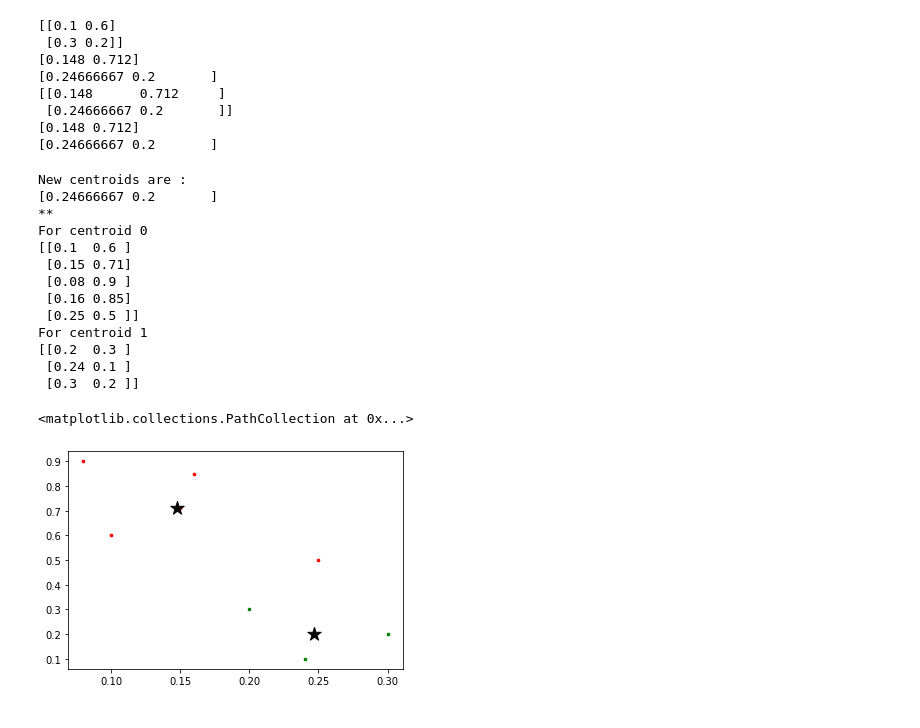
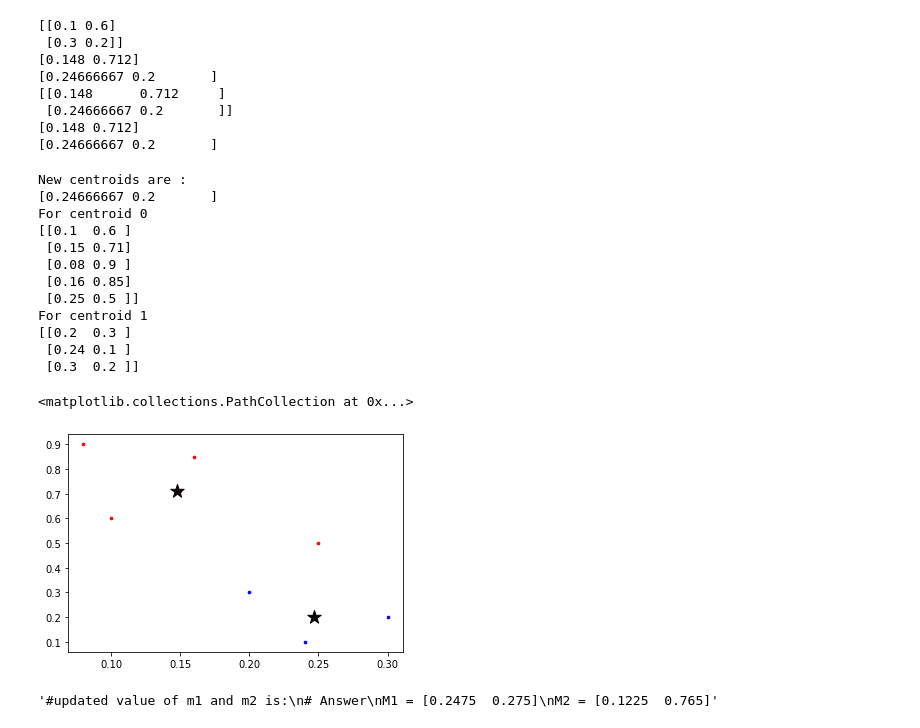
Before and after one commit to rohitpawar4507/LP3_ML, a Jupyter notebook: Ass4_KMeans.ipynb, the cells around one changed output. Drawn from its saved outputs; the diff is of its cells as text; code cells hidden in the pictures.

```diff
--- a/Ass4_KMeans.ipynb
+++ b/Ass4_KMeans.ipynb
@@ -100,31 +100,38 @@ while error != 0:
 [0.148 0.712]
 [0.24666667 0.2       ]
 # %%
-colors = ['r', 'g']
+colors = ['r', 'b']
 fig, ax = plt.subplots()
 print("New centroids are : ")
 print(Centroids[1])
-print("**")
+
+#print("**")
 for i in range(k):
         points = np.array([X[j] for j in range(len(X)) if clusters[j] == i])
         print("For centroid",i)
         print(points)
         ax.scatter(points[:, 0], points[:, 1], s=7, c=colors[i])
 
 ax.scatter(Centroids[:, 0], Centroids[:, 1], marker='*', s=200, c='#050505')
 # %% [output]
 New centroids are :
 [0.24666667 0.2       ]
-**
 For centroid 0
 [[0.1  0.6 ]
  [0.15 0.71]
  [0.08 0.9 ]
  [0.16 0.85]
  [0.25 0.5 ]]
 For centroid 1
 [[0.2  0.3 ]
  [0.24 0.1 ]
  [0.3  0.2 ]]
 <matplotlib.collections.PathCollection at 0x...>
-[figure, old version]
+[figure, new version]
+# %%
+"""#updated value of m1 and m2 is:
+# Answer
+M1 = [0.2475  0.275]
+M2 = [0.1225  0.765]"""
+# %% [output]
+'#updated value of m1 and m2 is:\n# Answer\nM1 = [0.2475  0.275]\nM2 = [0.1225  0.765]'
```
Also changed, not shown: parts of 1 cell of this notebook.
